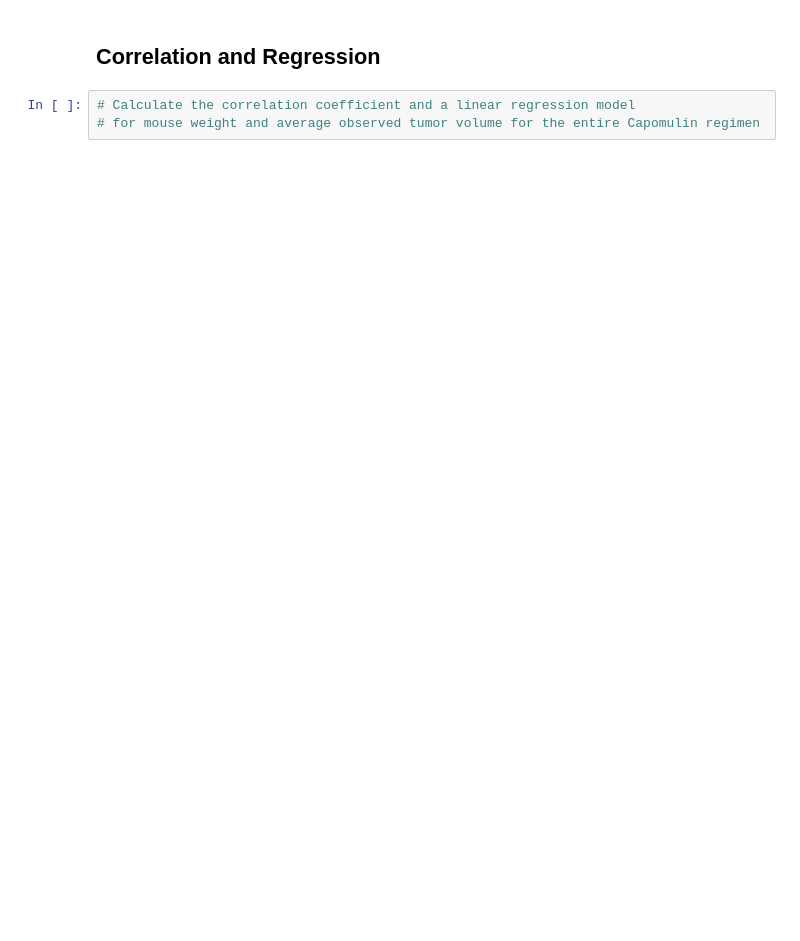
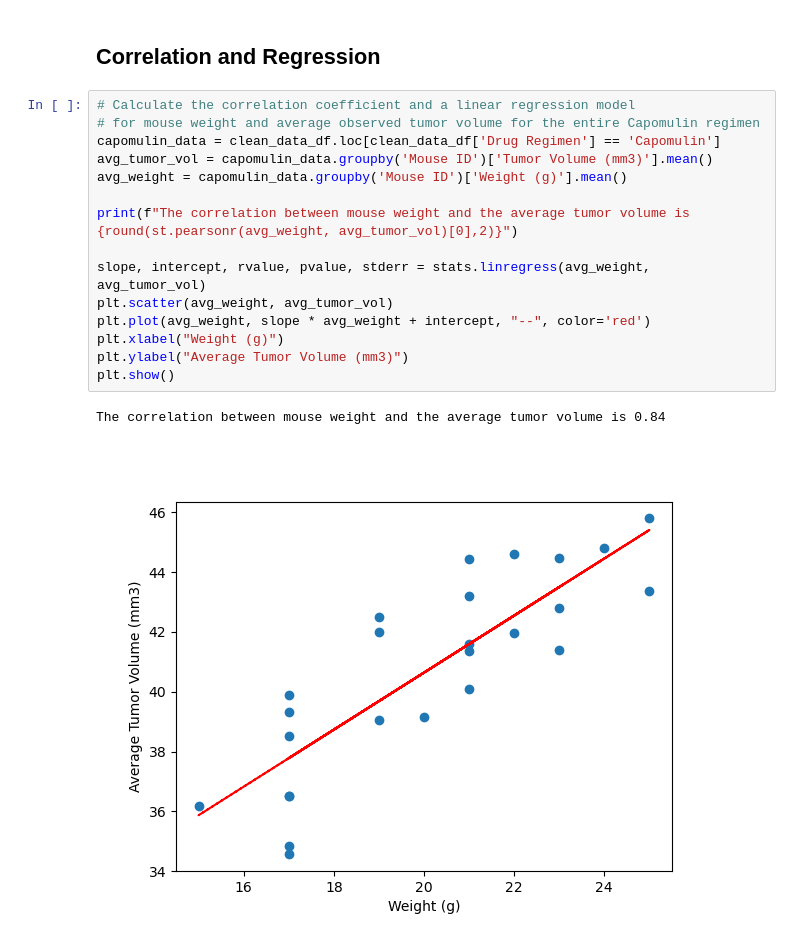
Before and after one commit to JAld3r/visual-challenge, a Jupyter notebook: pymaceuticals.ipynb, the cells around one changed output. Drawn from its saved outputs; the diff is of its cells as text; blank space fills up the shorter version.

Commit message:
visual challenge

```diff
--- a/pymaceuticals.ipynb
+++ b/pymaceuticals.ipynb
@@ -266,5 +250,20 @@ plt.show()
 # %% [markdown]
 ## Correlation and Regression
-# %%
-# Calculate the correlation coefficient and a linear regression model
-# for mouse weight and average observed tumor volume for the entire Capomulin regimen
+# %%
+# Calculate the correlation coefficient and a linear regression model
+# for mouse weight and average observed tumor volume for the entire Capomulin regimen
+capomulin_data = clean_data_df.loc[clean_data_df['Drug Regimen'] == 'Capomulin']
+avg_tumor_vol = capomulin_data.groupby('Mouse ID')['Tumor Volume (mm3)'].mean()
+avg_weight = capomulin_data.groupby('Mouse ID')['Weight (g)'].mean()
+
+print(f"The correlation between mouse weight and the average tumor volume is {round(st.pearsonr(avg_weight, avg_tumor_vol)[0],2)}")
+
+slope, intercept, rvalue, pvalue, stderr = stats.linregress(avg_weight, avg_tumor_vol)
+plt.scatter(avg_weight, avg_tumor_vol)
+plt.plot(avg_weight, slope * avg_weight + intercept, "--", color='red')
+plt.xlabel("Weight (g)")
+plt.ylabel("Average Tumor Volume (mm3)")
+plt.show()
+# %% [output]
+The correlation between mouse weight and the average tumor volume is 0.84
+[figure, added]
```
Also changed, not shown: parts of 7 cells of this notebook.
